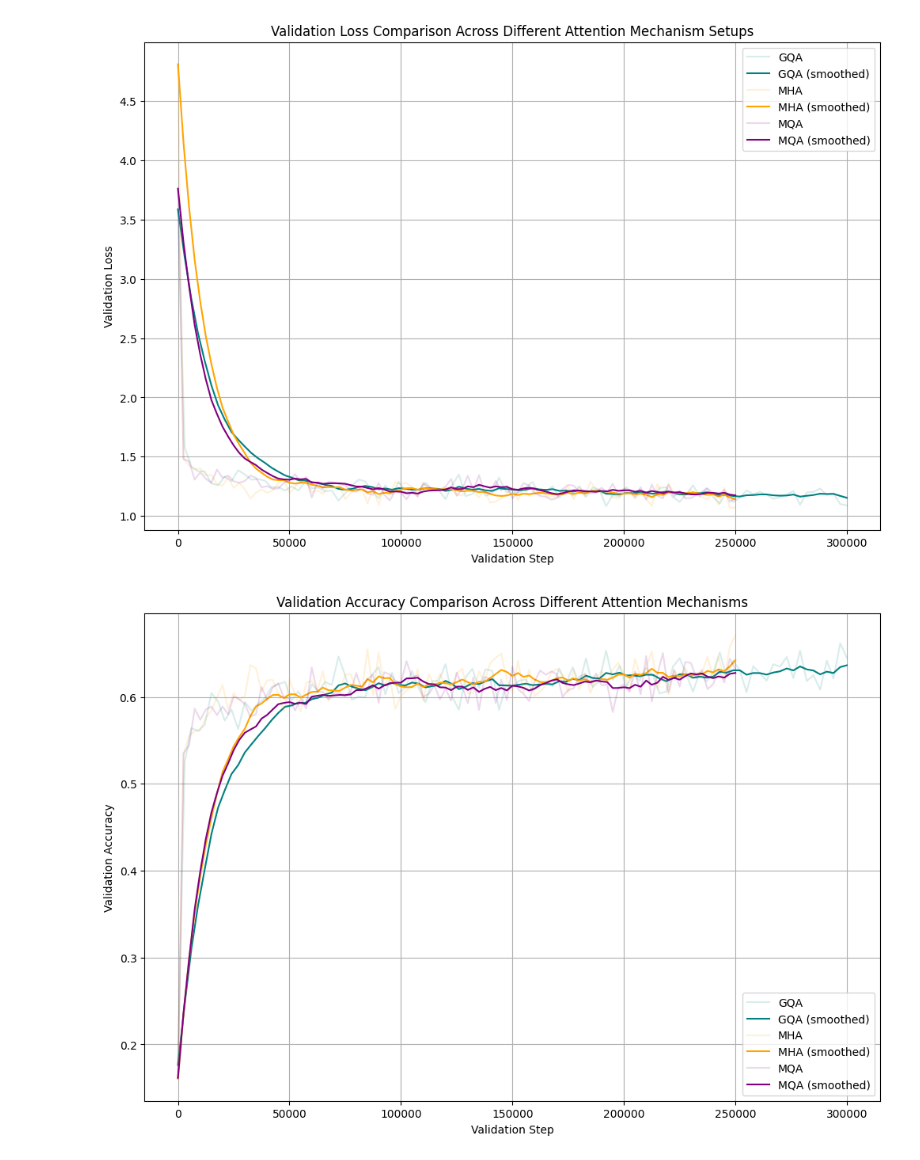
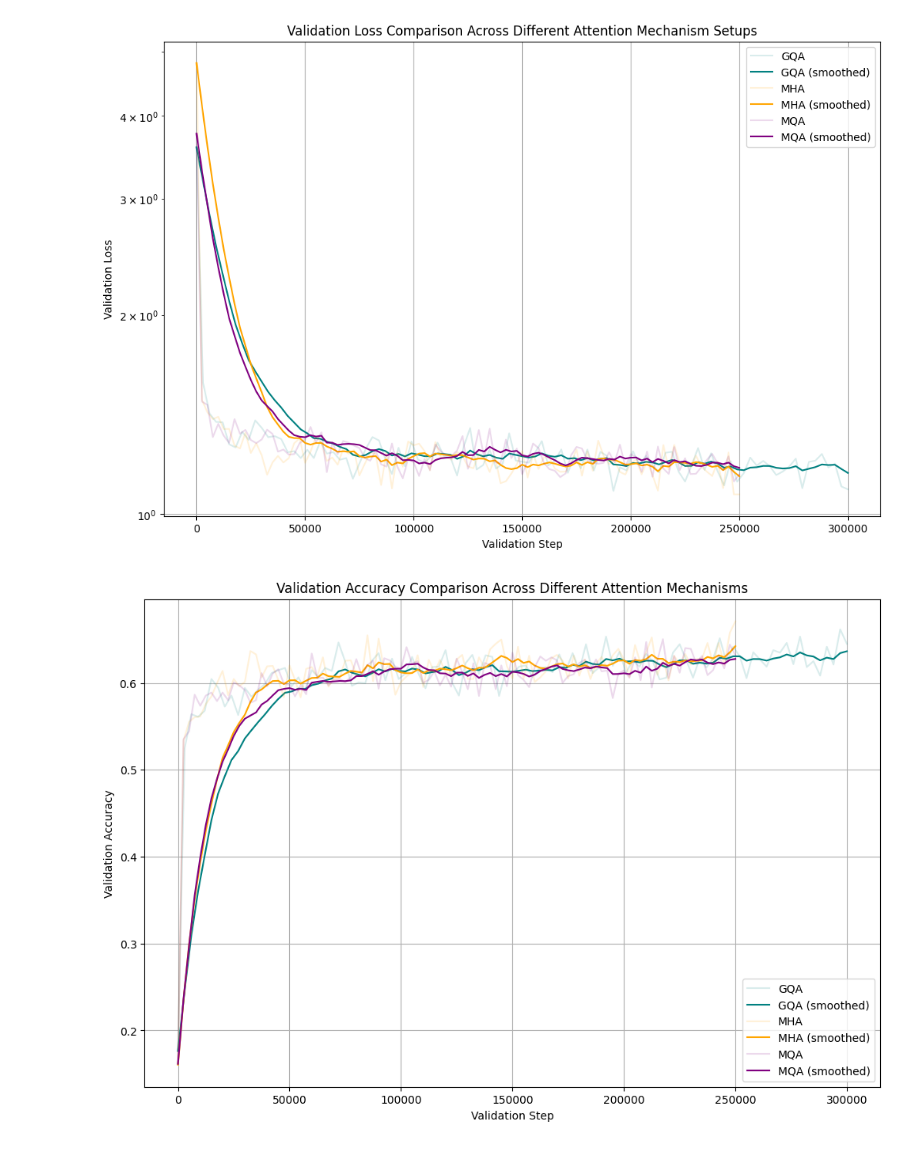
Before and after one commit to robbiechia/character_LLM, a Jupyter notebook: ablations/4.attention_mechanism/results_comparison.ipynb, the cells around one changed output. Cells and saved outputs as stored; diff of their text form; code cells hidden in the pictures.

```diff
--- a/ablations/4.attention_mechanism/results_comparison.ipynb
+++ b/ablations/4.attention_mechanism/results_comparison.ipynb
@@ -17,25 +17,25 @@ def ema_smooth(x, alpha=0.2):
 # %%
 # Plotting all the validation loss curves for comparison
 # Use vaLidation step as x-axis and validation loss as y-axis
 plt.figure(figsize=(12, 8))
 
 plt.plot(gqa['step'], gqa[' val_loss'], label='GQA', alpha=0.15, color='teal')
 plt.plot(gqa['step'], ema_smooth(gqa[' val_loss']), label='GQA (smoothed)', color='teal')
 
 plt.plot(mha['step'], mha[' val_loss'], label='MHA', alpha=0.15, color='orange')
 plt.plot(mha['step'], ema_smooth(mha[' val_loss']), label='MHA (smoothed)', color='orange')
 
 plt.plot(mqa['step'], mqa[' val_loss'], label='MQA', alpha=0.15, color='purple')
 plt.plot(mqa['step'], ema_smooth(mqa[' val_loss']), label='MQA (smoothed)', color='purple')
-
+plt.yscale('log')
 plt.xlabel('Validation Step')
 plt.ylabel('Validation Loss')
 plt.title('Validation Loss Comparison Across Different Attention Mechanism Setups')
 plt.legend()
 plt.grid()
 plt.show()
 # %% [output]
-[figure, old version]
+[figure, new version]
 # %%
 # Plotting all the validation accuracy curves for comparison
 plt.figure(figsize=(12, 8))
```
Also changed, not shown: 11 other files.
